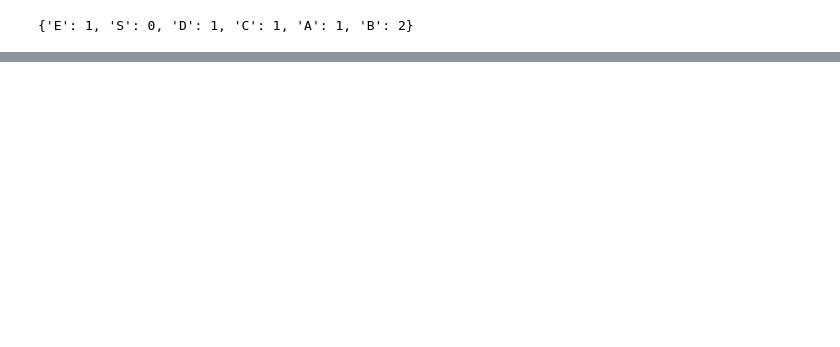
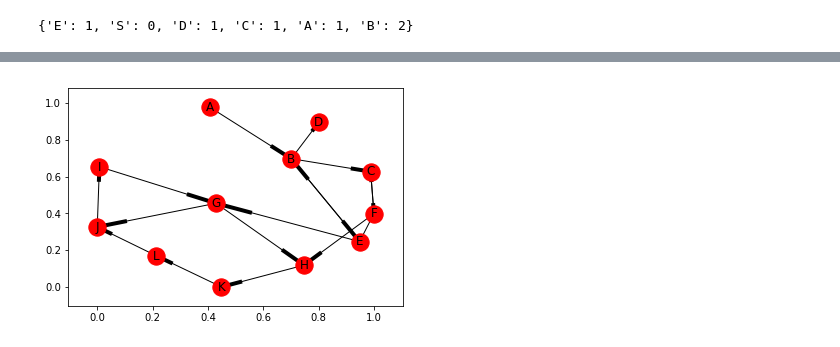
Before and after one commit to mbecker8600/algorithms, a Jupyter notebook: Graph Algorithms.ipynb, the cells around one changed output, grey strips where cells are left out. Drawn from its saved outputs; the diff is of its cells as text; code cells hidden in the pictures; blank space fills up the shorter version.

```diff
--- a/Graph Algorithms.ipynb
+++ b/Graph Algorithms.ipynb
@@ -143,0 +215,24 @@ plt.show()
+# %%
+# figure 3.9
+G = nx.DiGraph()
+G.add_edge('A', 'B')
+G.add_edge('B', 'C')
+G.add_edge('B', 'D')
+G.add_edge('B', 'E')
+G.add_edge('C', 'F')
+G.add_edge('E', 'B')
+G.add_edge('E', 'F')
+G.add_edge('E', 'G')
+G.add_edge('F', 'C')
+G.add_edge('F', 'H')
+G.add_edge('G', 'H')
+G.add_edge('G', 'J')
+G.add_edge('H', 'K')
+G.add_edge('I', 'G')
+G.add_edge('J', 'I')
+G.add_edge('K', 'L')
+G.add_edge('L', 'J')
+nx.draw_networkx(G, with_labels=True)
+plt.show()
+# %% [output]
+[figure, added]
```
Also changed, not shown: parts of 13 cells of this notebook, 3 other files.
